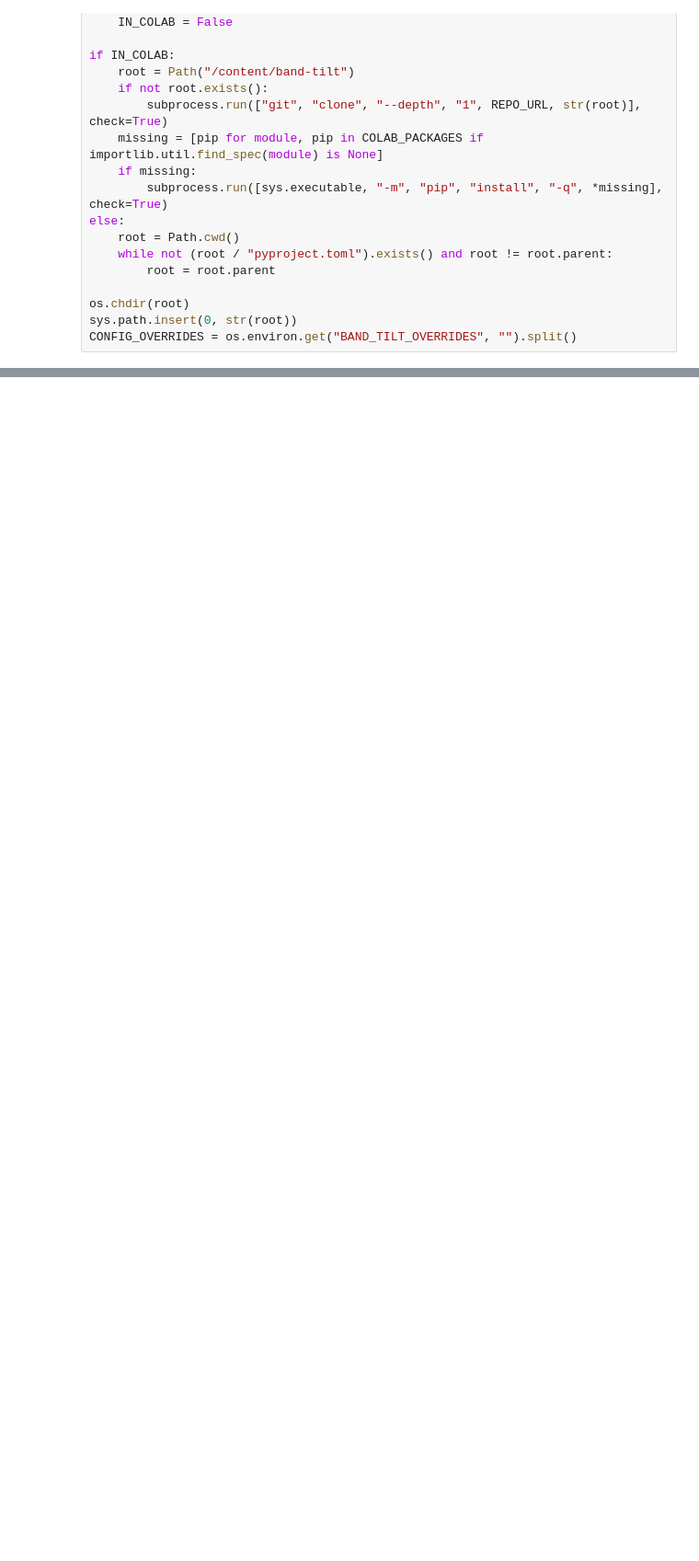
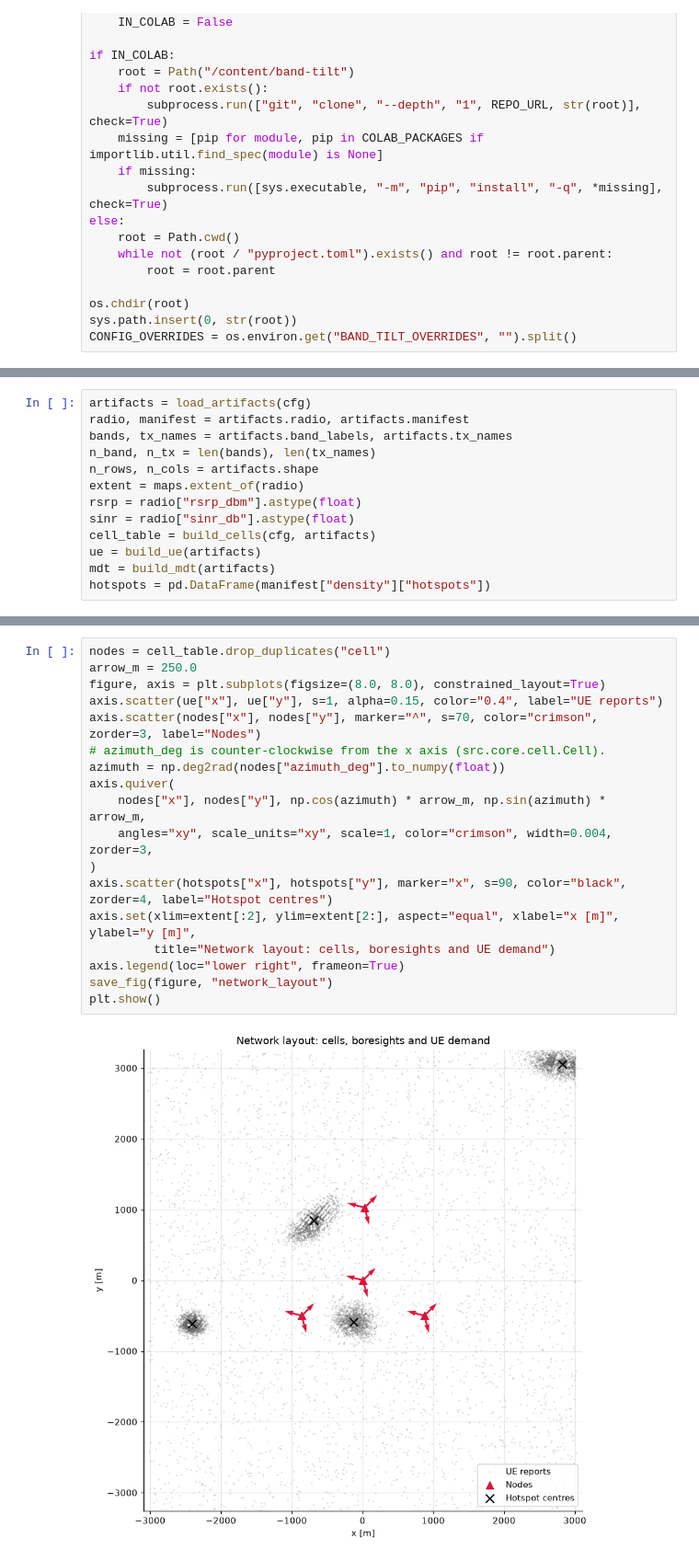
Before and after one commit to NguyenVu04/band-tilt, a Jupyter notebook: notebooks/02_preprocessing.ipynb, the cells around one changed output, grey strips where cells are left out. Shown at 92% size. Cells and saved outputs as stored; diff of their text form; blank space fills up the shorter version.

```diff
--- a/notebooks/02_preprocessing.ipynb
+++ b/notebooks/02_preprocessing.ipynb
@@ -169,0 +90,13 @@ audit
+# %%
+artifacts = load_artifacts(cfg)
+radio, manifest = artifacts.radio, artifacts.manifest
+bands, tx_names = artifacts.band_labels, artifacts.tx_names
+n_band, n_tx = len(bands), len(tx_names)
+n_rows, n_cols = artifacts.shape
+extent = maps.extent_of(radio)
+rsrp = radio["rsrp_dbm"].astype(float)
+sinr = radio["sinr_db"].astype(float)
+cell_table = build_cells(cfg, artifacts)
+ue = build_ue(artifacts)
+mdt = build_mdt(artifacts)
+hotspots = pd.DataFrame(manifest["density"]["hotspots"])
@@ -169,0 +531,20 @@ audit
+# %%
+nodes = cell_table.drop_duplicates("cell")
+arrow_m = 250.0
+figure, axis = plt.subplots(figsize=(8.0, 8.0), constrained_layout=True)
+axis.scatter(ue["x"], ue["y"], s=1, alpha=0.15, color="0.4", label="UE reports")
+axis.scatter(nodes["x"], nodes["y"], marker="^", s=70, color="crimson", zorder=3, label="Nodes")
+# azimuth_deg is counter-clockwise from the x axis (src.core.cell.Cell).
+azimuth = np.deg2rad(nodes["azimuth_deg"].to_numpy(float))
+axis.quiver(
+    nodes["x"], nodes["y"], np.cos(azimuth) * arrow_m, np.sin(azimuth) * arrow_m,
+    angles="xy", scale_units="xy", scale=1, color="crimson", width=0.004, zorder=3,
+)
+axis.scatter(hotspots["x"], hotspots["y"], marker="x", s=90, color="black", zorder=4, label="Hotspot centres")
+axis.set(xlim=extent[:2], ylim=extent[2:], aspect="equal", xlabel="x [m]", ylabel="y [m]",
+         title="Network layout: cells, boresights and UE demand")
+axis.legend(loc="lower right", frameon=True)
+save_fig(figure, "network_layout")
+plt.show()
+# %% [output]
+[figure, added]
```
Also changed, not shown: parts of 45 cells of this notebook, 26 other files.
